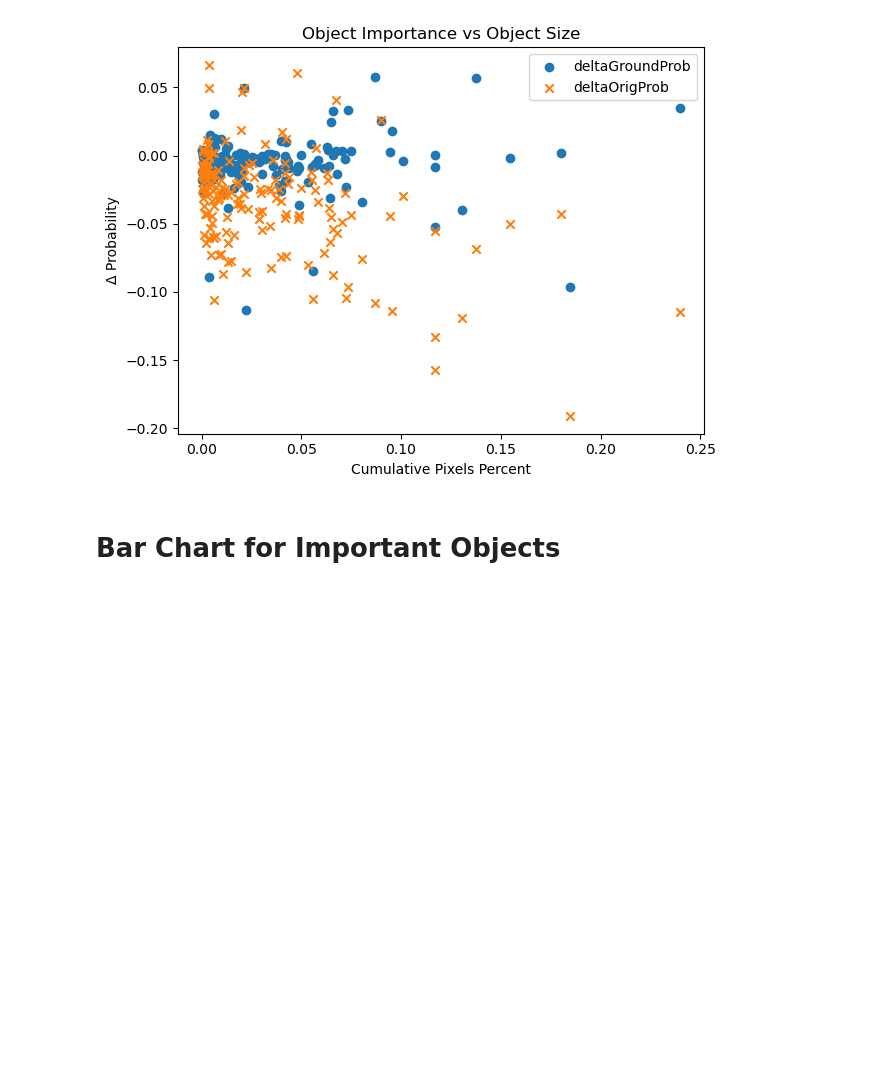
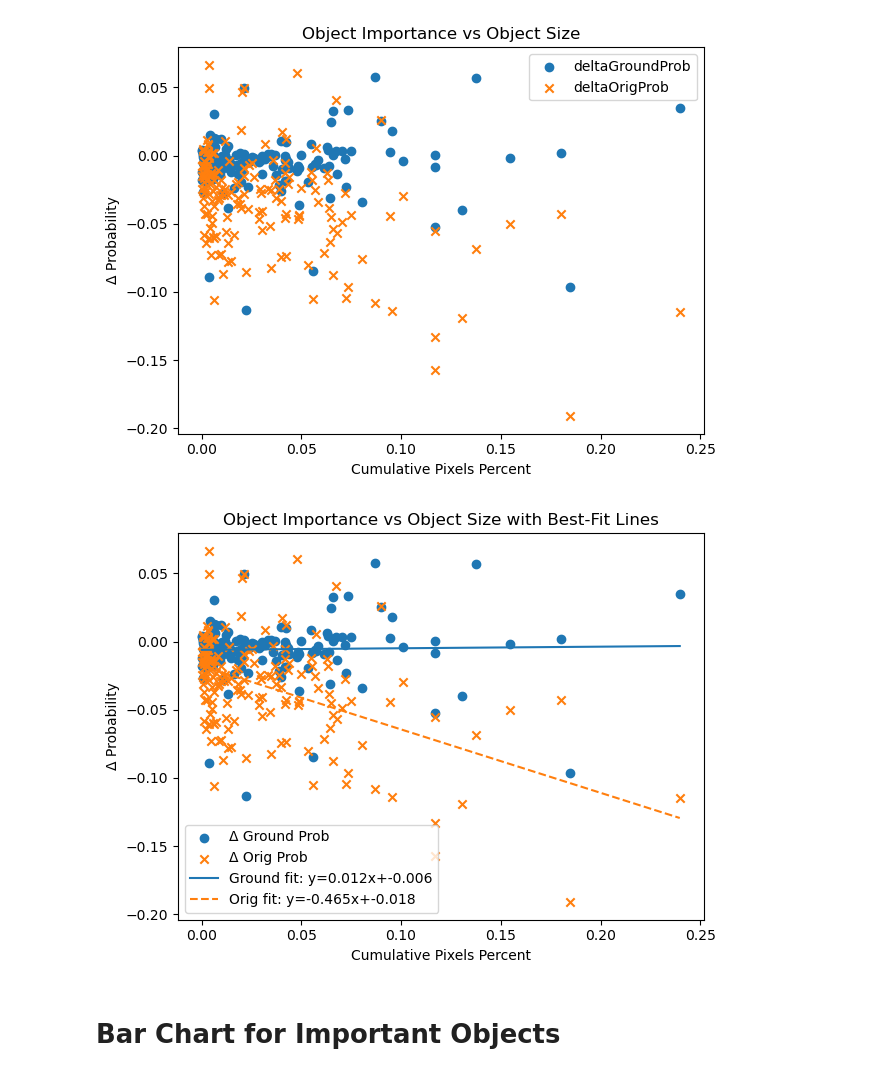
Before and after one commit to jon3350/object-cv-research-experiment_project, a Jupyter notebook: experiments/equirectangularDataAnalysis/equirectDataAnalysis.ipynb, the cells around one changed output. Saved outputs shown, nothing was run; the diff lists cells and outputs as text; code cells hidden in the pictures; blank space fills up the shorter version.

```diff
--- a/experiments/equirectangularDataAnalysis/equirectDataAnalysis.ipynb
+++ b/experiments/equirectangularDataAnalysis/equirectDataAnalysis.ipynb
@@ -725,6 +725,37 @@ plt.savefig("plot_300dpi.png", dpi=300)
 plt.show()
 # %% [output]
 [figure]
+# %%
+# your existing code
+plt.figure()
+plt.scatter(df['cumPixelsPercent'], df['avgDeltaGroundProb'], marker='o', label='Δ Ground Prob')
+plt.scatter(df['cumPixelsPercent'], df['avgDeltaOrigProb'], marker='x', label='Δ Orig Prob')
+
+# compute & plot fits
+x = df['cumPixelsPercent'].values
+x_line = np.linspace(x.min(), x.max(), 100)
+
+# 1) Ground‐prob fit
+y1 = df['avgDeltaGroundProb'].values
+m1, b1 = np.polyfit(x, y1, 1)               # slope m1, intercept b1
+plt.plot(x_line, m1*x_line + b1, '-',
+         label=f'Ground fit: y={m1:.3f}x+{b1:.3f}')
+
+# 2) Orig‐prob fit
+y2 = df['avgDeltaOrigProb'].values
+m2, b2 = np.polyfit(x, y2, 1)
+plt.plot(x_line, m2*x_line + b2, '--',
+         label=f'Orig fit: y={m2:.3f}x+{b2:.3f}')
+
+# finishing touches
+plt.xlabel('Cumulative Pixels Percent')
+plt.ylabel('Δ Probability')
+plt.title('Object Importance vs Object Size with Best‑Fit Lines')
+plt.legend()
+plt.tight_layout()
+plt.show()
+# %% [output]
+[figure, added]
 # %% [markdown]
 # Bar Chart for Important Objects
 # %%
```
Also changed, not shown: parts of 1 cell of this notebook, 13 other files.
